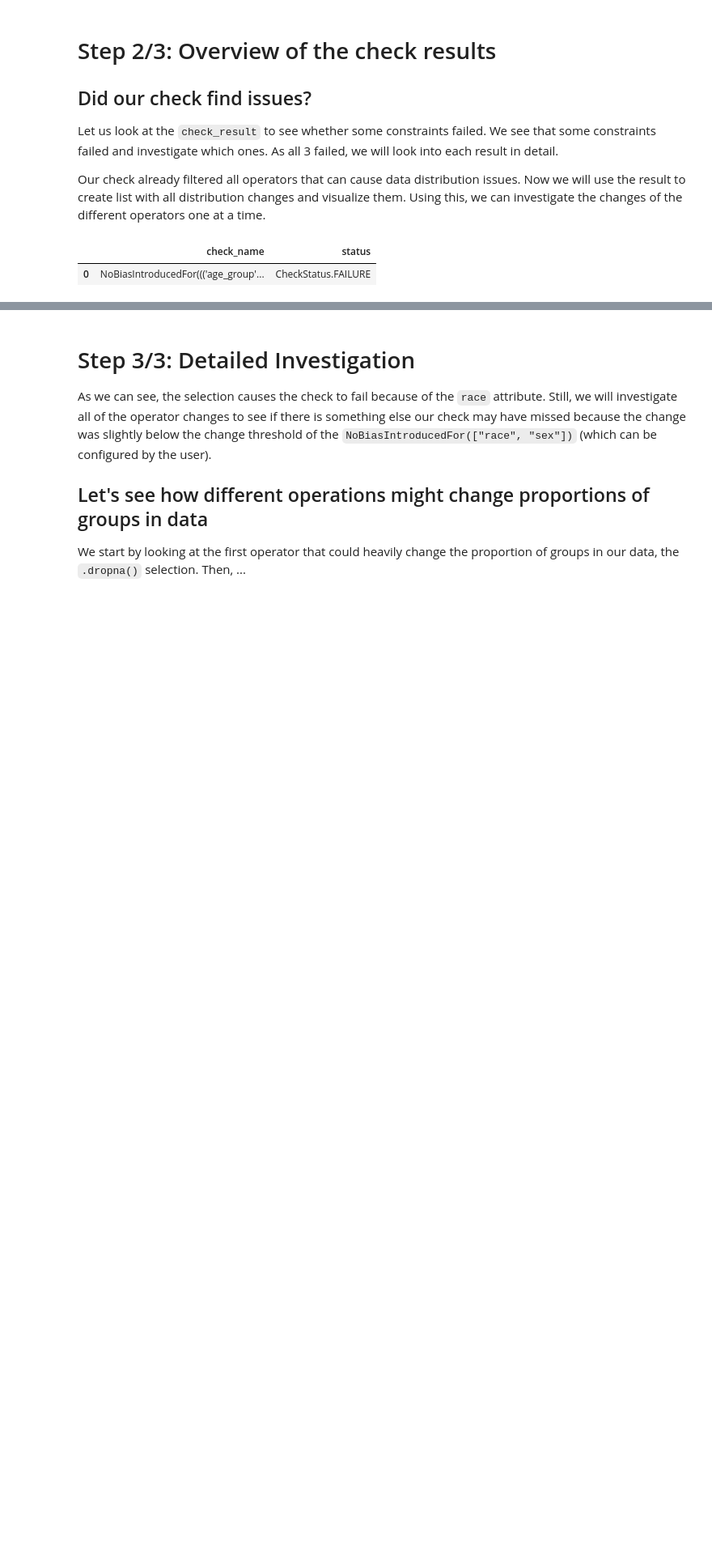
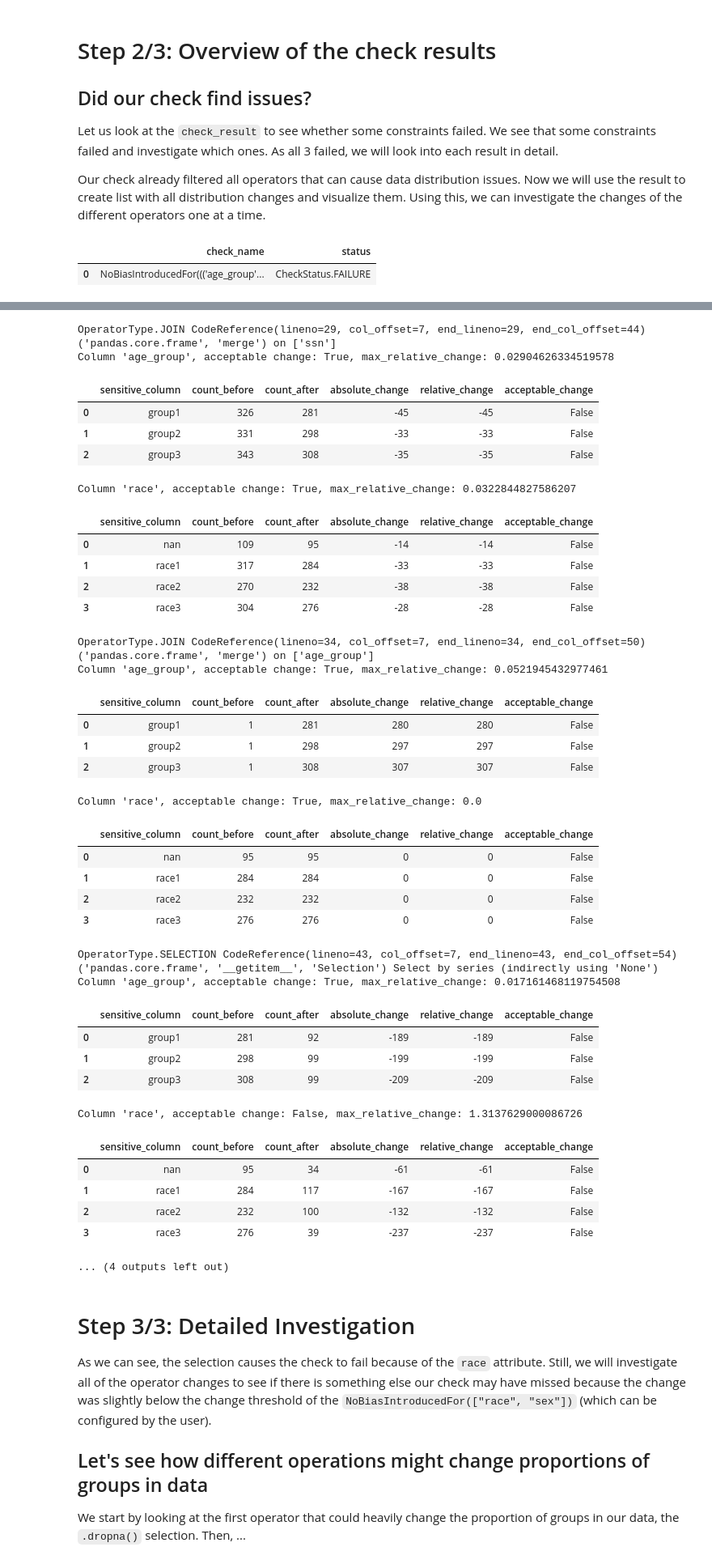
Before and after one commit to stefan-grafberger/mlinspect, a Jupyter notebook: experiments/user_interviews/healthcare_task.ipynb, the cells around one changed output, grey strips where cells are left out. Shown at 81% size. Saved outputs shown, nothing was run; the diff lists cells and outputs as text; code cells hidden in the pictures; blank space fills up the shorter version.

```diff
--- a/experiments/user_interviews/healthcare_task.ipynb
+++ b/experiments/user_interviews/healthcare_task.ipynb
@@ -214,3 +213,65 @@ Sensitive column 'race': No distribution change above the test threshold.
+# %%
+def get_distribution_change_as_df(distribution_change) -> pd.DataFrame:
+    before_dict_with_str_keys = {str(key): value for (key, value) in distribution_change.before_map.items()}
+    sorted_items = sorted(before_dict_with_str_keys.items())
+    before_df = pd.DataFrame(sorted_items, columns=["sensitive_column", "count_before"])
+
+    after_dict_with_str_keys = {str(key): value for (key, value) in distribution_change.after_map.items()}
+    sorted_items = sorted(after_dict_with_str_keys.items())
+    after_df = pd.DataFrame(sorted_items, columns=["sensitive_column", "count_after"])
+
+    joined_df = before_df.merge(after_df, on="sensitive_column", how="outer")
+    joined_df["absolute_change"] = joined_df["count_after"] - joined_df["count_before"]
+    joined_df["relative_change"] = joined_df["count_after"] - joined_df["count_before"]
+    joined_df["acceptable_change"] = False
+
+    return joined_df
+
+for dag_node, distribution_changes in no_bias_check_result.bias_distribution_change.items():
+    print('\033[1m')
+    print(dag_node.operator_type, dag_node.code_reference, dag_node.module, dag_node.description, '\033[0m')
+    for column, distribution_change in distribution_changes.items():
+        print("Column '{}', acceptable change: {}, max_relative_change: {}".format(column, distribution_change.acceptable_change, distribution_change.max_relative_change))
+        df = get_distribution_change_as_df(distribution_change)
+        display(df)
+# %% [output]
+OperatorType.JOIN CodeReference(lineno=29, col_offset=7, end_lineno=29, end_col_offset=44) ('pandas.core.frame', 'merge') on ['ssn']
+Column 'age_group', acceptable change: True, max_relative_change: 0.02904626334519578
+|  | sensitive_column | count_before | count_after | absolute_change | relative_change | acceptable_change |
+| 0 | group1 | 326 | 281 | -45 | -45 | False |
+| 1 | group2 | 331 | 298 | -33 | -33 | False |
+| 2 | group3 | 343 | 308 | -35 | -35 | False |
+Column 'race', acceptable change: True, max_relative_change: 0.0322844827586207
+|  | sensitive_column | count_before | count_after | absolute_change | relative_change | acceptable_change |
+| 0 | nan | 109 | 95 | -14 | -14 | False |
+| 1 | race1 | 317 | 284 | -33 | -33 | False |
+| 2 | race2 | 270 | 232 | -38 | -38 | False |
+| 3 | race3 | 304 | 276 | -28 | -28 | False |
+OperatorType.JOIN CodeReference(lineno=34, col_offset=7, end_lineno=34, end_col_offset=50) ('pandas.core.frame', 'merge') on ['age_group']
+Column 'age_group', acceptable change: True, max_relative_change: 0.0521945432977461
+|  | sensitive_column | count_before | count_after | absolute_change | relative_change | acceptable_change |
+| 0 | group1 | 1 | 281 | 280 | 280 | False |
+| 1 | group2 | 1 | 298 | 297 | 297 | False |
+| 2 | group3 | 1 | 308 | 307 | 307 | False |
+Column 'race', acceptable change: True, max_relative_change: 0.0
+|  | sensitive_column | count_before | count_after | absolute_change | relative_change | acceptable_change |
+| 0 | nan | 95 | 95 | 0 | 0 | False |
+| 1 | race1 | 284 | 284 | 0 | 0 | False |
+| 2 | race2 | 232 | 232 | 0 | 0 | False |
+| 3 | race3 | 276 | 276 | 0 | 0 | False |
+OperatorType.SELECTION CodeReference(lineno=43, col_offset=7, end_lineno=43, end_col_offset=54) ('pandas.core.frame', '__getitem__', 'Selection') Select by series (indirectly using 'None')
+Column 'age_group', acceptable change: True, max_relative_change: 0.017161468119754508
+|  | sensitive_column | count_before | count_after | absolute_change | relative_change | acceptable_change |
+| 0 | group1 | 281 | 92 | -189 | -189 | False |
+| 1 | group2 | 298 | 99 | -199 | -199 | False |
+| 2 | group3 | 308 | 99 | -209 | -209 | False |
+Column 'race', acceptable change: False, max_relative_change: 1.3137629000086726
+|  | sensitive_column | count_before | count_after | absolute_change | relative_change | acceptable_change |
+| 0 | nan | 95 | 34 | -61 | -61 | False |
+| 1 | race1 | 284 | 117 | -167 | -167 | False |
+| 2 | race2 | 232 | 100 | -132 | -132 | False |
+| 3 | race3 | 276 | 39 | -237 | -237 | False |
+... (4 outputs left out)
 # %% [markdown]
 # Step 3/3: Detailed Investigation
 
```
Also changed, not shown: parts of 6 cells of this notebook, 1 other file.
